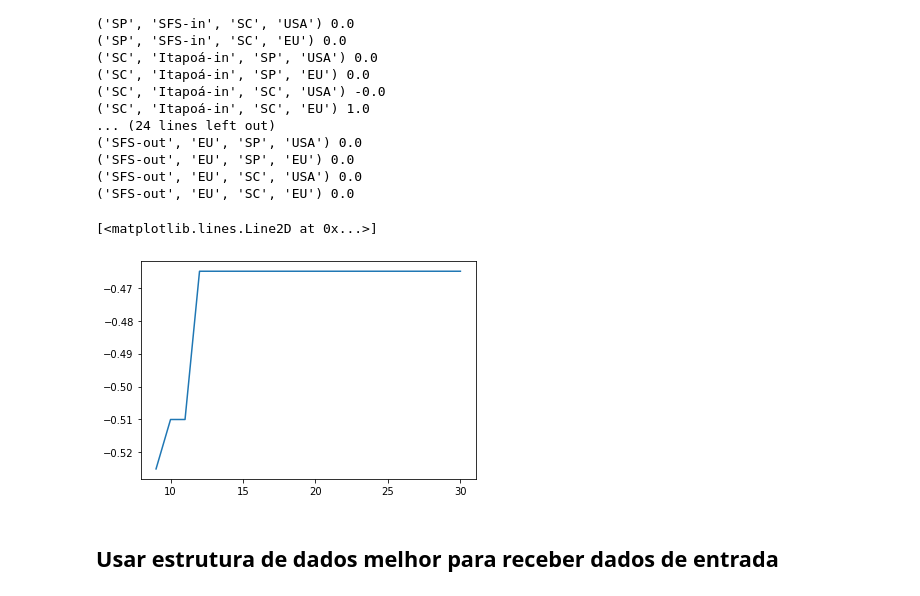
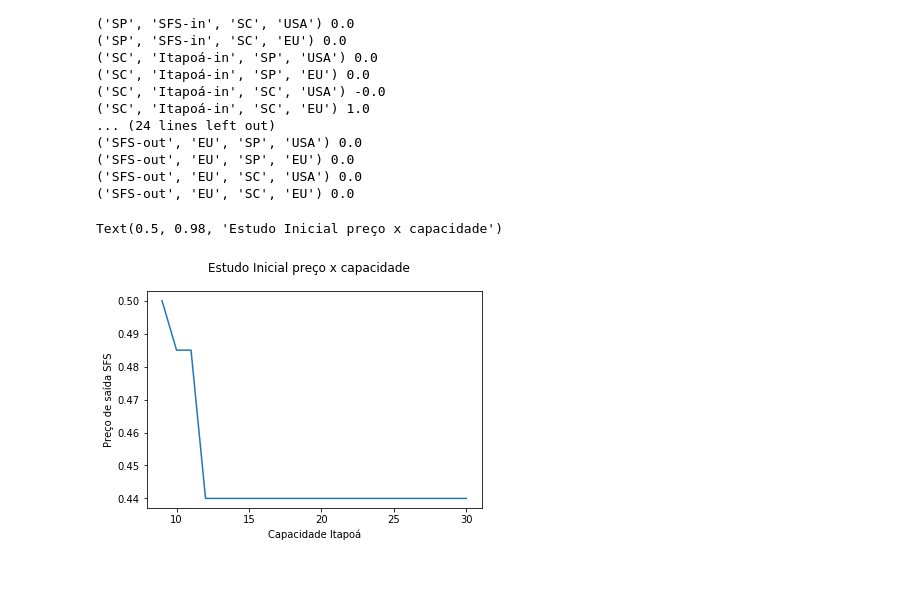
Before and after one commit to evpinheiro/competition-studies, a Jupyter notebook: EstudosConcorrencial.ipynb, the cells around one changed output. Drawn from its saved outputs; the diff is of its cells as text; code cells hidden in the pictures.

```diff
--- a/EstudosConcorrencial.ipynb
+++ b/EstudosConcorrencial.ipynb
@@ -357,37 +312,38 @@ price_out_by_capacity = {}
 demanda_porto_od_by_capacity = {}
 for cap_itapoa in range(9, 31):
     capacidades_arcos[('Itapoá-in', 'Itapoá-out')] = cap_itapoa
     #capacidades_arcos[('SFS-in', 'SFS-out')] = cap_itapoa
     modelo = multicommodity_minimum_cost_flow(vertices, arcos, origem_destino, demanda_origem_destino, capacidades_arcos)
     price = get_constraint_flow_duals(modelo)
     price_out_by_capacity[cap_itapoa] = {}
     for key, value in price.items():
         if key[0] in ['Itapoá-out', 'SFS-out']:
             price_out_by_capacity[cap_itapoa][key] = value
     demanda_porto_od_by_capacity[cap_itapoa] = {}
     for porto in portos:
         #total = 0
         for var_index in modelo.var_indexes:
             if (var_index[0], var_index[1]) == (porto+"-in", porto+"-out"):
                 #total += modelo.var[var_index].value
                 demanda_porto_od_by_capacity[cap_itapoa][var_index] = modelo.var[var_index].value
 
 x_capacidades = []
 y_precos = []
 for cap_itapoa, value in demanda_porto_od_by_capacity.items():
     #print(cap_itapoa)
     x_capacidades.append(cap_itapoa)
     for price_key, price in price_out_by_capacity[cap_itapoa].items():
         #print("price",price_key, price)
-        if price_key == ('Itapoá-out', 'SP', 'EU'):
-            y_precos.append(price)
+        if price_key == ('SFS-out', 'SP', 'EU'):
+            y_precos.append(-price)
     for key2, value2 in value.items():
         #print("flow", key2, value2)
         pass
+fig = plt.figure()
 plt.plot(x_capacidades, y_precos)
-#capacidades_arcos
+plt.xlabel('Capacidade Itapoá')
+plt.ylabel('Preço de saída SFS')
+fig.suptitle('Estudo Inicial preço x capacidade')
 # %% [output]
-[<matplotlib.lines.Line2D at 0x...>]
+Text(0.5, 0.98, 'Estudo Inicial preço x capacidade')
-[figure, old version]
+[figure, new version]
-# %% [markdown]
-## Usar estrutura de dados melhor para receber dados de entrada
```
Also changed, not shown: parts of 8 cells of this notebook.
